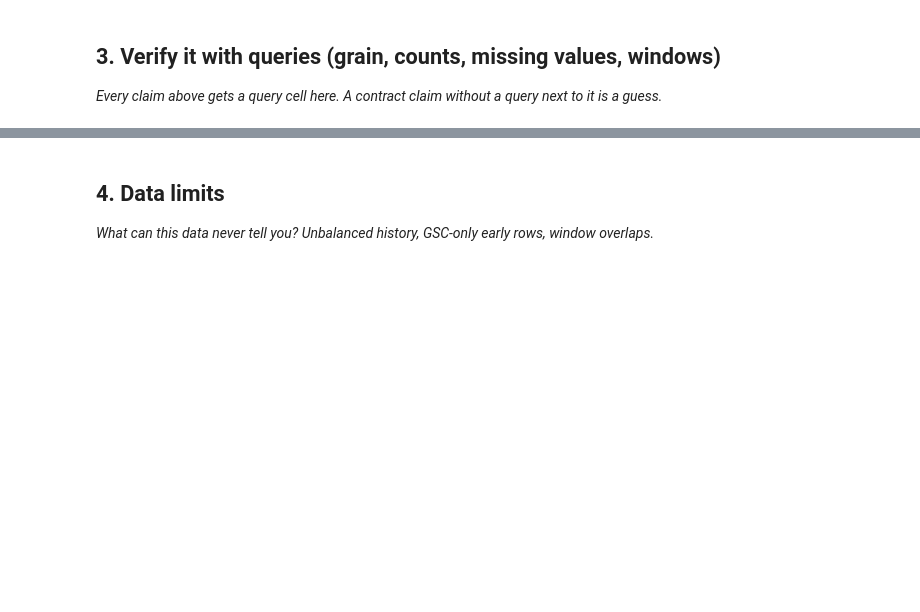
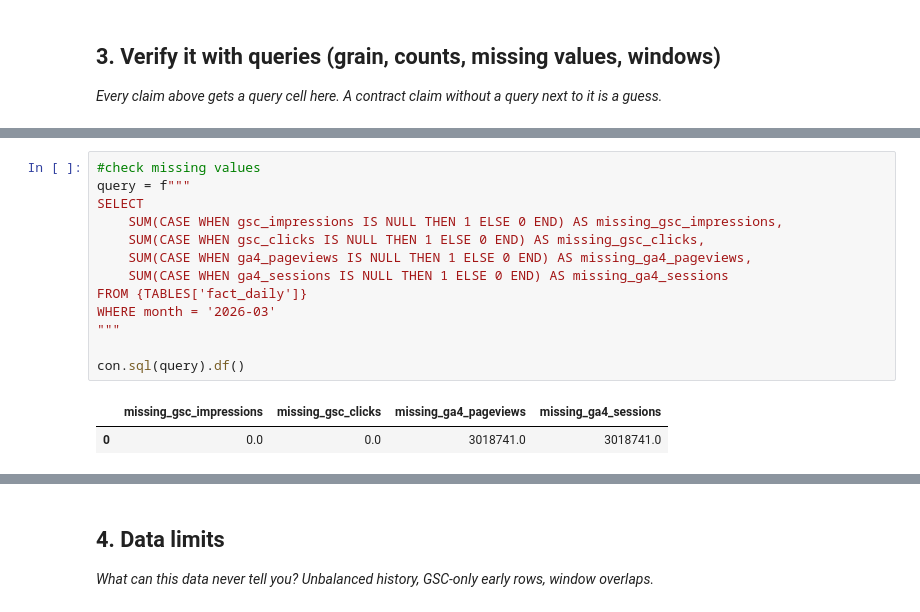
Before and after one commit to adityag30/FlyRank-internship-ML, a Jupyter notebook: work/notebooks/w03_data_contract.ipynb, the cells around one changed output, grey strips where cells are left out. Drawn from its saved outputs; the diff is of its cells as text; blank space fills up the shorter version.

```diff
--- a/work/notebooks/w03_data_contract.ipynb
+++ b/work/notebooks/w03_data_contract.ipynb
@@ -29,0 +160,16 @@ This skeleton is yours to fill. Work the sections **in order** — each one has
+# %%
+#check missing values
+query = f"""
+SELECT
+    SUM(CASE WHEN gsc_impressions IS NULL THEN 1 ELSE 0 END) AS missing_gsc_impressions,
+    SUM(CASE WHEN gsc_clicks IS NULL THEN 1 ELSE 0 END) AS missing_gsc_clicks,
+    SUM(CASE WHEN ga4_pageviews IS NULL THEN 1 ELSE 0 END) AS missing_ga4_pageviews,
+    SUM(CASE WHEN ga4_sessions IS NULL THEN 1 ELSE 0 END) AS missing_ga4_sessions
+FROM {TABLES['fact_daily']}
+WHERE month = '2026-03'
+"""
+
+con.sql(query).df()
+# %% [output]
+|  | missing_gsc_impressions | missing_gsc_clicks | missing_ga4_pageviews | missing_ga4_sessions |
+| 0 | 0.0 | 0.0 | 3018741.0 | 3018741.0 |
```
Also changed, not shown: parts of 17 cells of this notebook.
